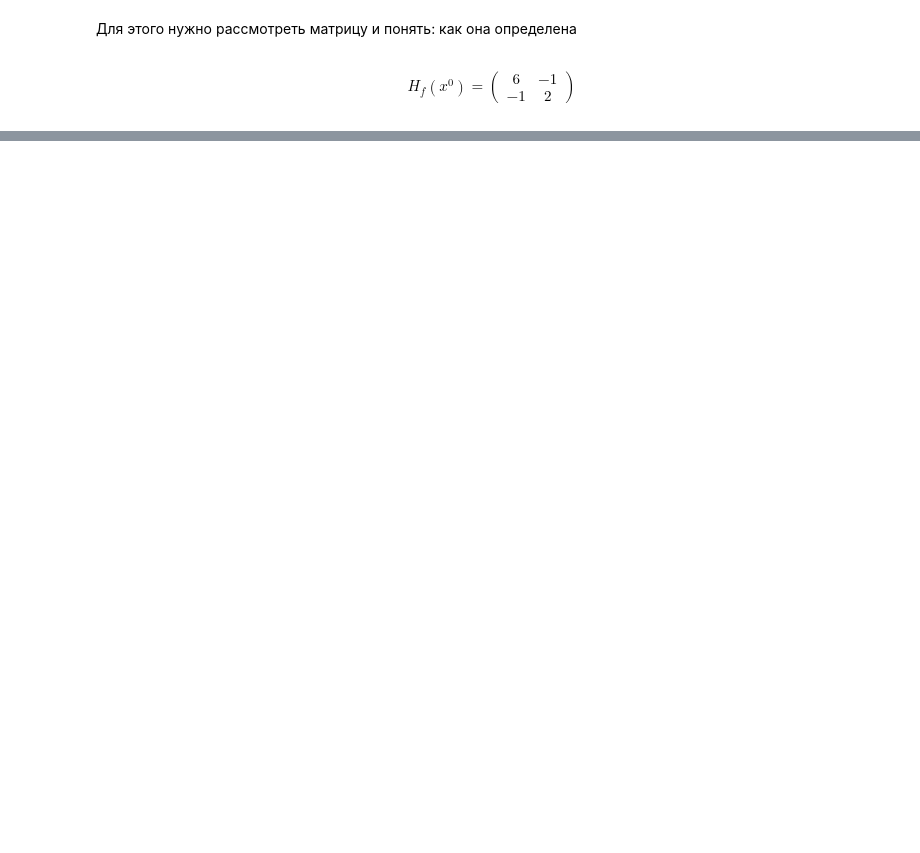
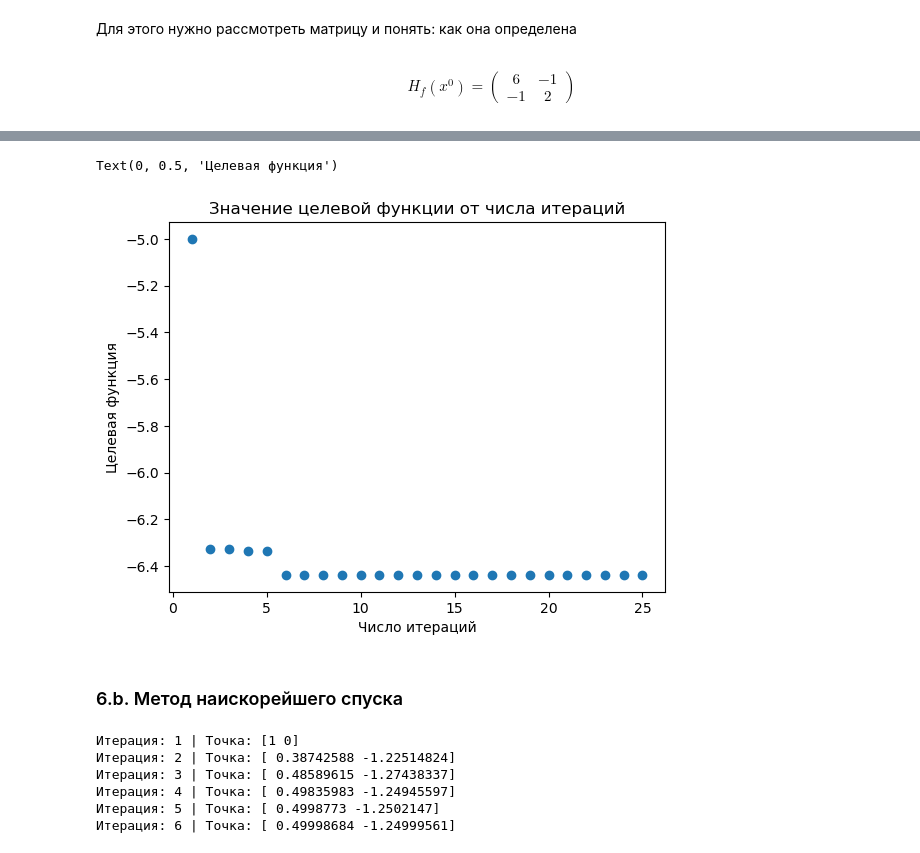
Before and after one commit to EHAT32/optimization, a Jupyter notebook: lab2.ipynb, the cells around one changed output, grey strips where cells are left out. Drawn from its saved outputs; the diff is of its cells as text; code cells hidden in the pictures; blank space fills up the shorter version.

```diff
--- a/lab2.ipynb
+++ b/lab2.ipynb
@@ -110,0 +123,27 @@ $\Delta_1 = 6 > 0$, $\Delta_2 = 12 + 1 = 13 > 0$, получается, что $
+# %%
+def fVec(x):
+    return x[0]**3 - x[0]*x[1] + x[1]**2 - 2*x[0] + 3*x[1] - 4
+# %%
+#зададим градиент f
+# \nabla f(x) = (3x_1^2 - x_2 - 2,\; -x_1 + 2x_2+ 3)
+def gradf(x):
+    return np.array([3*x[0]**2 - x[1] - 2, -x[0] + 2*x[1] + 3])
+# %%
+def gradDescent(func, gradFunc, x0, alpha = 1, eps = 1e-4):
+    xk = x0
+    gradF = gradFunc(xk)
+    xkForIter = [xk]
+    fkForIter = [func(xk)]
+    while np.linalg.norm(gradF) > eps:
+        if func(xk - alpha * gradF / np.linalg.norm(gradF)) < func(xk):
+            xk = xk - alpha * gradF / np.linalg.norm(gradF)
+        else:
+            alpha /= 2
+        gradF = gradFunc(xk)
+        xkForIter.append(xk)
+        fkForIter.append(func(xk))
+    return xk, func(xk), xkForIter, fkForIter
+# %%
+x0 = np.array([1, 0])
+xk, fk, xData, fData = gradDescent(fVec, gradf, x0)
+printTable(xData)
@@ -110,0 +168,10 @@ $\Delta_1 = 6 > 0$, $\Delta_2 = 12 + 1 = 13 > 0$, получается, что $
+# %%
+plt.scatter(np.arange(1, len(fData) + 1), fData)
+plt.title('Значение целевой функции от числа итераций')
+plt.xlabel('Число итераций')
+plt.ylabel('Целевая функция')
+# %% [output]
+Text(0, 0.5, 'Целевая функция')
+[figure, added]
+# %% [markdown]
+### 6.b. Метод наискорейшего спуска
@@ -110,0 +195,10 @@ $\Delta_1 = 6 > 0$, $\Delta_2 = 12 + 1 = 13 > 0$, получается, что $
+# %%
+xk, fk, xDataSteep, fDataSteep = steepDescent(fVec, gradf, x0)
+printTable(xDataSteep)
+# %% [output]
+Итерация: 1 | Точка: [1 0]
+Итерация: 2 | Точка: [ 0.38742588 -1.22514824]
+Итерация: 3 | Точка: [ 0.48589615 -1.27438337]
+Итерация: 4 | Точка: [ 0.49835983 -1.24945597]
+Итерация: 5 | Точка: [ 0.4998773 -1.2502147]
+Итерация: 6 | Точка: [ 0.49998684 -1.24999561]
```
Also changed, not shown: parts of 29 cells of this notebook.
